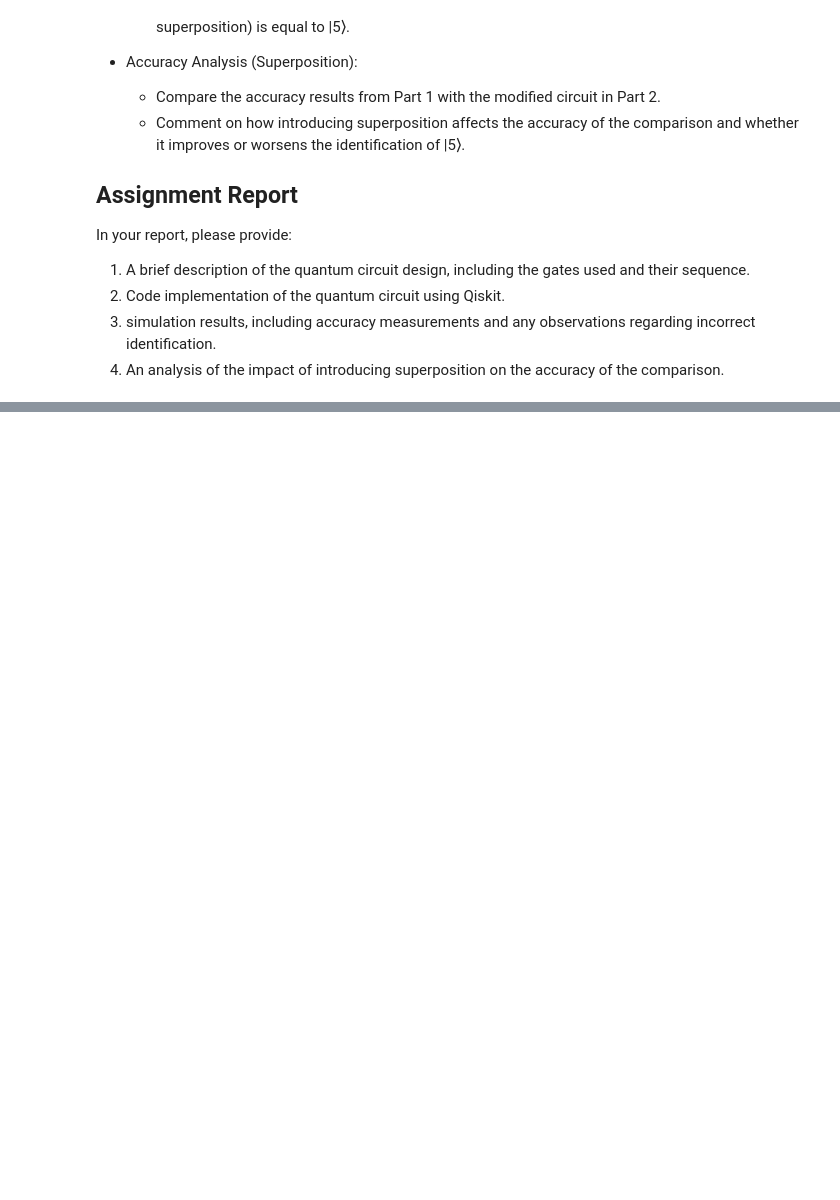
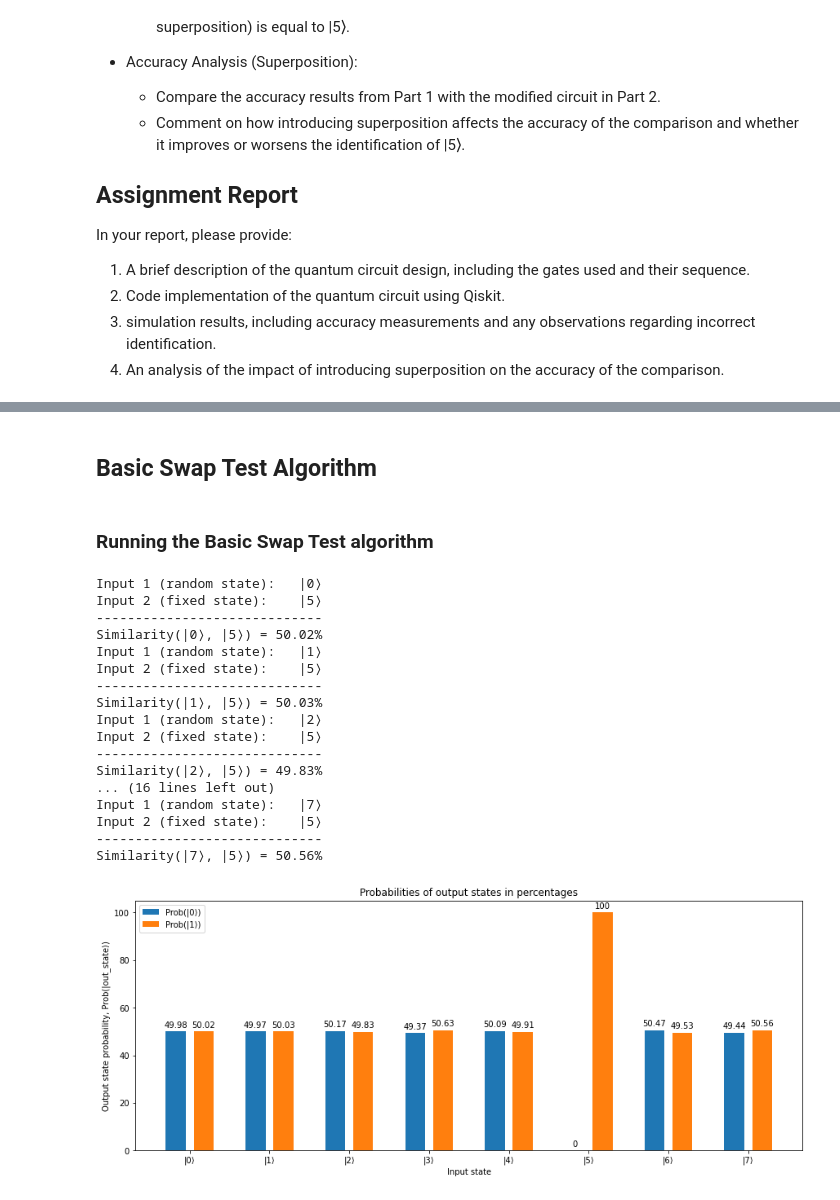
Before and after one commit to iDragos1234/Quantum-Computing-Programming-Assignments, a Jupyter notebook: lab_2_notebook.ipynb, the cells around one changed output, grey strips where cells are left out. Saved outputs shown, nothing was run; the diff lists cells and outputs as text; code cells hidden in the pictures; blank space fills up the shorter version.

```diff
--- a/lab_2_notebook.ipynb
+++ b/lab_2_notebook.ipynb
@@ -66,0 +70,2 @@ configrc.store_credentials:WARNING:2023-11-01 22:03:43,288: Credentials already
+# %% [markdown]
+## Basic Swap Test Algorithm
@@ -66,0 +153,67 @@ configrc.store_credentials:WARNING:2023-11-01 22:03:43,288: Credentials already
+# %% [markdown]
+### Running the Basic Swap Test algorithm
+# %%
+SIMILARITIES = []
+COUNTS = []
+
+N_QUBITS = 3
+N_STATES = 2 ** N_QUBITS
+
+N_SHOTS = 10_000
+
+for k in range(N_STATES):
+    RANDOM_STATE = k # np.random.randint(0, N_STATES)  # Initialize qreg_1 to a state randomly picked between |0⟩ and |7⟩
+    FIXED_STATE = 5  # Initialize qreg_2 to state |5⟩
+
+    # Create registers
+    QREGS = [
+        QuantumRegister(N_QUBITS, 'input_1_quantum_register'),
+        QuantumRegister(N_QUBITS, 'input_2_quantum_register'),
+        QuantumRegister(1, 'output_quantum_register'),
+    ]
+    CREGS = [ClassicalRegister(1, 'output_classical_register')]
+
+    MY_CIRCUIT = BasicSwapTestQuantumCircuit()
+
+    _, PLOTTED_RESULTS = MY_CIRCUIT\
+        .create_circuit(qregs=QREGS, cregs=CREGS)\
+        .prepare_qreg_step(qreg_index=0, init_val=RANDOM_STATE)\
+        .prepare_qreg_step(qreg_index=1, init_val=FIXED_STATE)\
+        .swap_test(qreg_1_index=0, qreg_2_index=1, qreg_output_index=2)\
+        .measure_qreg_to_creg(qreg_index=2, creg_index=0)\
+        .execute_circuit(n_shots=N_SHOTS)\
+        .plot_results()
+
+    _, SIMILARITY = MY_CIRCUIT.get_similarity()
+    _, CURRENT_COUNT = MY_CIRCUIT.get_counts()
+
+    SIMILARITIES.append(SIMILARITY)
+    COUNTS.append(CURRENT_COUNT)
+
+    print(
+        f'Input 1 (random state):   |{RANDOM_STATE}⟩\n'
+        f'Input 2 (fixed state):    |{FIXED_STATE}⟩'
+    )
+    print('-----------------------------')
+    print(f'Similarity(|{RANDOM_STATE}⟩, |{FIXED_STATE}⟩) = {SIMILARITY}')
+
+plot_experiment(COUNTS)
+# %% [output]
+Input 1 (random state):   |0⟩
+Input 2 (fixed state):    |5⟩
+-----------------------------
+Similarity(|0⟩, |5⟩) = 50.02%
+Input 1 (random state):   |1⟩
+Input 2 (fixed state):    |5⟩
+-----------------------------
+Similarity(|1⟩, |5⟩) = 50.03%
+Input 1 (random state):   |2⟩
+Input 2 (fixed state):    |5⟩
+-----------------------------
+Similarity(|2⟩, |5⟩) = 49.83%
+... (16 lines left out)
+Input 1 (random state):   |7⟩
+Input 2 (fixed state):    |5⟩
+-----------------------------
+Similarity(|7⟩, |5⟩) = 50.56%
+[figure, added]
```
Also changed, not shown: parts of 10 cells of this notebook, 3 other files.
